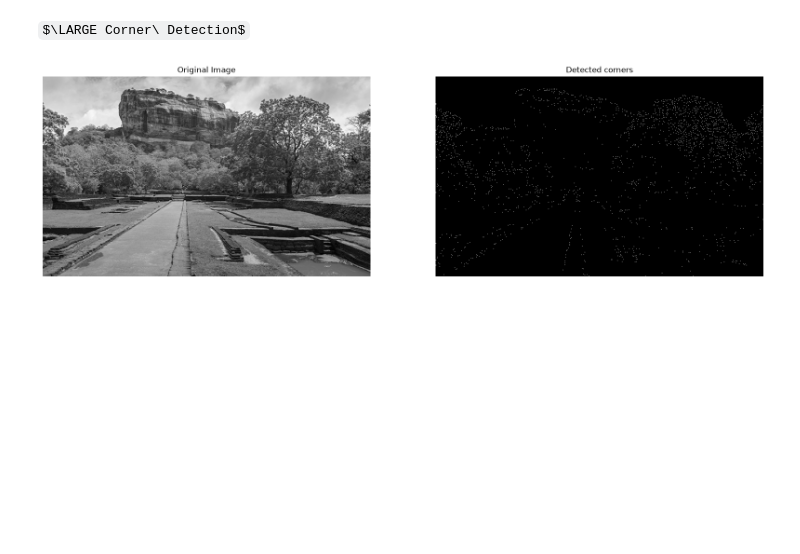
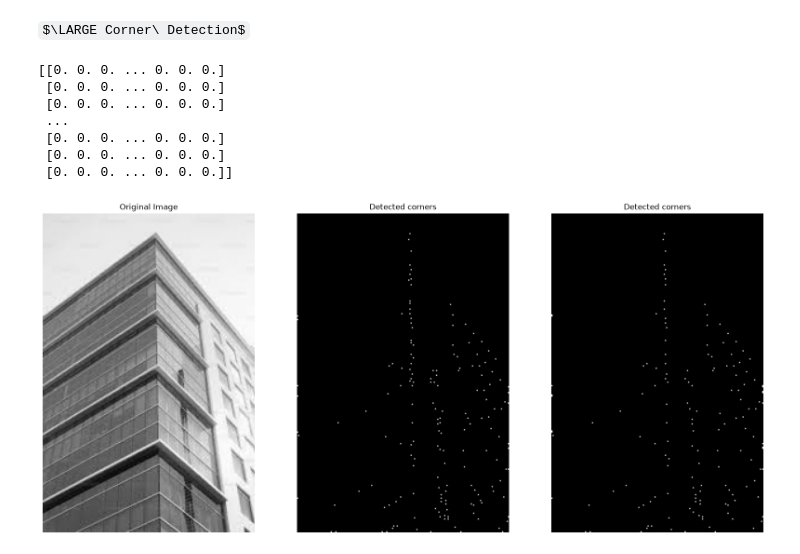
Before and after one commit to codingNR29/Image-processing, a Jupyter notebook: 04 Edges, Corners and Blobs.ipynb, the cells around one changed output. Drawn from its saved outputs; the diff is of its cells as text; code cells hidden in the pictures; some formulas as TeX source; blank space fills up the shorter version.

Commit message:
Added the non maximum supression function built from scratch

```diff
--- a/04 Edges, Corners and Blobs.ipynb
+++ b/04 Edges, Corners and Blobs.ipynb
@@ -322,7 +322,7 @@ plt.show()
 $\LARGE Corner\ Detection$
 # %%
 #Loading the sample image
-im = cv.imread('images/sigiriya.jpg', cv.IMREAD_GRAYSCALE)
+im = cv.imread('images/Building.jpg', cv.IMREAD_GRAYSCALE)
 assert im is not None
 
 #Derivative filters
@@ -369,38 +369,91 @@ R = det_M - alpha * np.multiply(trace_M, trace_M)
 #Thresholding
 im_thresh = np.copy(R)
 
 threshold = 0.01 * R.max()
 
 low = R < threshold
 
 im_thresh[low] = 0
 
+#Non maximum supression from scratch
+def NMS_corners(thresholded_image):
+
+    #Blank image
+    detected_corners = np.copy(thresholded_image)
+
+    #Image dimensions
+    rows, columns = np.shape(thresholded_image)
+
+    #Declaring neighbours
+    neighbours = [
+            (-1, -1), (-1, 0), (-1, 1),
+            ( 0, -1),          ( 0, 1),
+            ( 1, -1), ( 1, 0), ( 1, 1)
+        ]
+
+    #Iterating through the image
+    for i in range(1, rows-1):
+        for j in range(1, columns-1):
+
+            magnitude = thresholded_image[i, j]
+
+            #Going through the neighbours
+            for di, dj in neighbours:
+                ni = di + i
+                nj = dj + j
+
+                magnitude_neigbour = thresholded_image[ni, nj]
+
+                if magnitude_neigbour > magnitude:
+                    magnitude = magnitude_neigbour
+                    detected_corners[i, j] = 0
+                else:
+                    detected_corners[ni, nj] = 0
+
+    #Now the remaining pixels are the points where only corners are detected
+    high = detected_corners > 0
+
+    #Increasing there intensities to max
+    detected_corners[high] = 255
+
+    return detected_corners
+
+corners_scratch = NMS_corners(im_thresh)
+
 #Non Maximum Supression from OpneCV
-
 #Dilate the thresholded image (scans a 3x3 window and grabs the max)
 im_thresh_dilated = cv.dilate(im_thresh, np.ones((3,3), np.uint8))
 
 #A pixel is a true corner if its original value matches the dilated value
 is_local_max = (im_thresh == im_thresh_dilated) & (im_thresh > 0)
 
 #Blank image to store corners
-corners = np.zeros_like(im_thresh_dilated)
+corners_openCV = np.zeros_like(im_thresh_dilated)
 
 #Assigning values
-corners[is_local_max] = 255
+corners_openCV[is_local_max] = 255
 
-
-fig, ax = plt.subplots(1, 2, figsize = (20, 20))
+fig, ax = plt.subplots(1, 3, figsize = (20, 20))
 ax[0].imshow(im, cmap = 'grey')
 ax[0].set_title("Original Image")
 
-ax[1].imshow(corners, cmap = 'grey')
+ax[1].imshow(corners_openCV, cmap = 'grey')
 ax[1].set_title("Detected corners")
+
+ax[2].imshow(corners_scratch, cmap = 'grey')
+ax[2].set_title("Detected corners")
+
 
 for a in ax:
     a.axis('off')
 
-
 plt.show()
 # %% [output]
+[[0. 0. 0. ... 0. 0. 0.]
+ [0. 0. 0. ... 0. 0. 0.]
+ [0. 0. 0. ... 0. 0. 0.]
+ ...
+ [0. 0. 0. ... 0. 0. 0.]
+ [0. 0. 0. ... 0. 0. 0.]
+ [0. 0. 0. ... 0. 0. 0.]]
-[figure, old version]
+[figure, new version]
```
